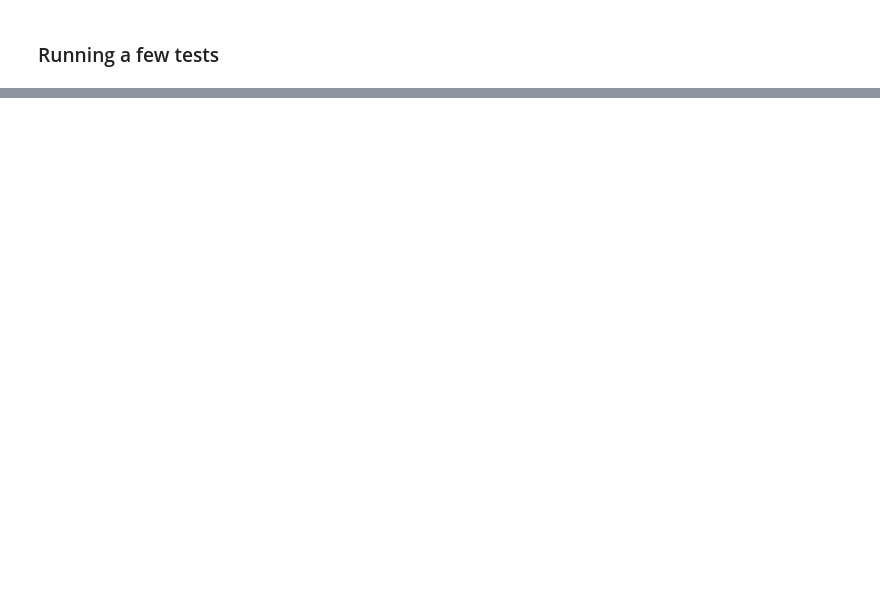
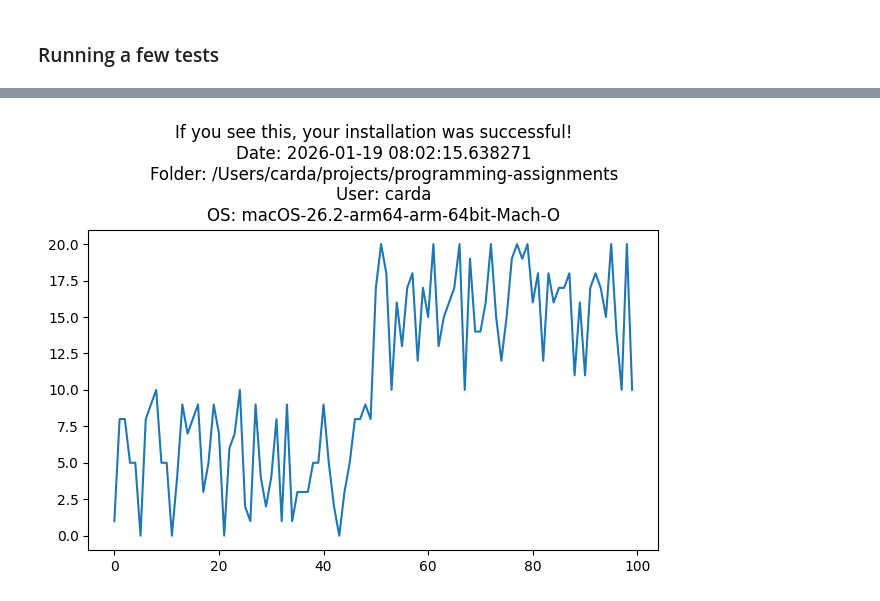
Before and after one commit to carlosnatalino/programming-assignments, a Jupyter notebook: validate_installation.ipynb, the cells around one changed output, grey strips where cells are left out. Cells and saved outputs as stored; diff of their text form; code cells hidden in the pictures; blank space fills up the shorter version.

```diff
--- a/validate_installation.ipynb
+++ b/validate_installation.ipynb
@@ -171,0 +227,24 @@ print('tests passed', u'\u2713')
+# %%
+import matplotlib.pyplot as plt
+
+numbers = []
+for i in range(100):
+    if i < 50:
+        numbers.append(random.randint(0, 10))
+    else:
+        numbers.append(random.randint(10, 20))
+
+plt.figure()
+plt.title(
+    f"""If you see this, your installation was successful!
+    Date: {datetime.datetime.now()}
+    Folder: {os.getcwd()}
+    User: {getpass.getuser()}
+    OS: {platform.platform()}"""
+)
+plt.plot(numbers)
+plt.tight_layout()
+plt.show()
+plt.close()
+# %% [output]
+[figure, added]
```
Also changed, not shown: parts of 17 cells of this notebook, 6 other files.
